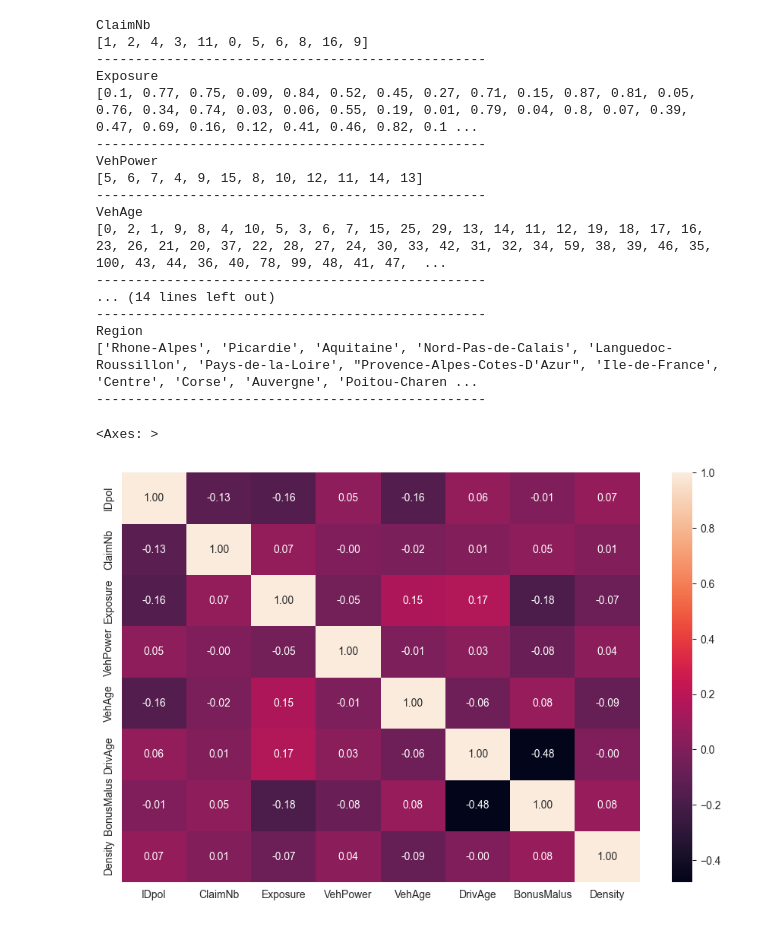
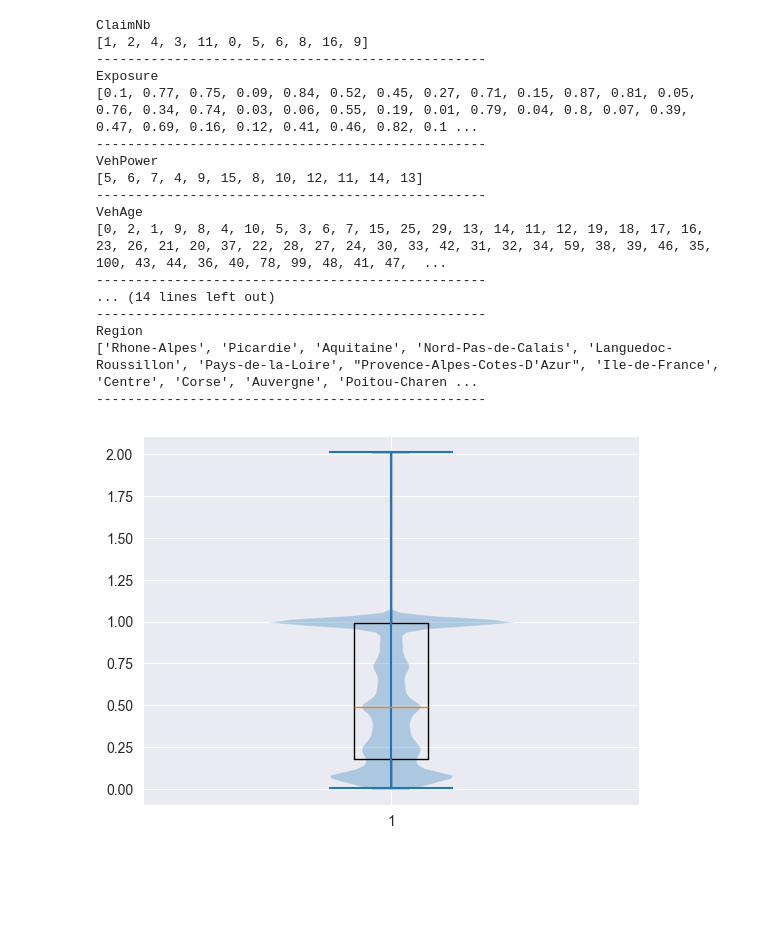
Before and after one commit to Fatemenamdar20/Insurance_Claims, a Jupyter notebook: Insurance_Claims.ipynb, the cells around one changed output. Drawn from its saved outputs; the diff is of its cells as text; code cells hidden in the pictures; blank space fills up the shorter version.

```diff
--- a/Insurance_Claims.ipynb
+++ b/Insurance_Claims.ipynb
@@ -23,8 +23,8 @@ import pandas as pd
 import matplotlib.pyplot as plt
 import seaborn as sns
 # %%
-df = pd.read_csv("freMTPL2freq.csv")
-df.head()
+df_freq = pd.read_csv("freMTPL2freq.csv")
+df_freq.head()
 # %% [output]
 |  | IDpol | ClaimNb | Exposure | VehPower | VehAge | DrivAge | BonusMalus | VehBrand | VehGas | Area | ... |
 | 0 | 1.0 | 1 | 0.10 | 5 | 0 | 55 | 50 | B12 | Regular | D | ... |
@@ -97,3 +129,3 @@ overview
 # %%
 d_change = ["ClaimNb", "VehPower", "VehAge", "DrivAge"]
-df[d_change] = df[d_change].astype("UInt8")
+df_freq[d_change] = df_freq[d_change].astype("UInt16")
@@ -101,0 +132,2 @@ df[d_change] = df[d_change].astype("UInt8")
+# %%
+df_freq["IDpol"] = df_freq["IDpol"].astype("UInt64")
@@ -162,10 +182,9 @@ VehAge
 Region
 ['Rhone-Alpes', 'Picardie', 'Aquitaine', 'Nord-Pas-de-Calais', 'Languedoc-Roussillon', 'Pays-de-la-Loire', "Provence-Alpes-Cotes-D'Azur", 'Ile-de-France', 'Centre', 'Corse', 'Auvergne', 'Poitou-Charen ...
 --------------------------------------------------
-# %%
-plt.figure(figsize=(11,7))
-corr_matrix = df.corr(numeric_only=True)
-sns.heatmap(corr_matrix, annot=True, fmt=".2f")
-# %% [output]
-<Axes: >
-[figure, removed]
+# %%
+plt.boxplot(df_freq["Exposure"])
+plt.violinplot(df_freq["Exposure"])
+plt.show()
+# %% [output]
+[figure, added]
```
Also changed, not shown: parts of 18 cells of this notebook.
